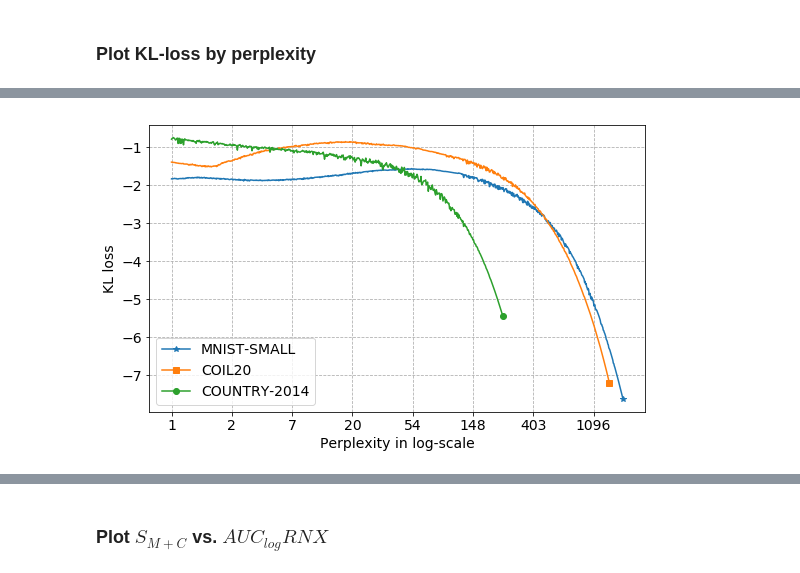
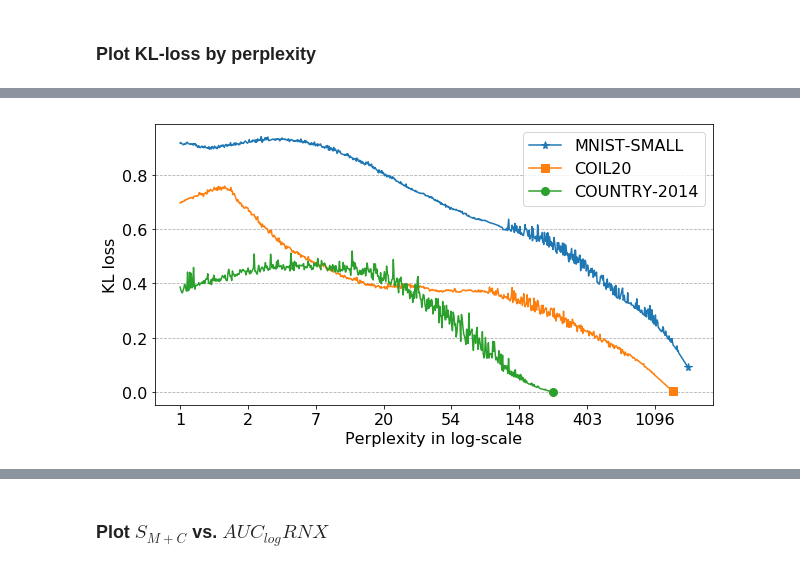
Before and after one commit to vu-minh/tsne_auto_perp_constraints, a Jupyter notebook: Constraint and Metric Score.ipynb, the cells around one changed output, grey strips where cells are left out. Drawn from its saved outputs; the diff is of its cells as text; code cells hidden in the pictures.

Commit message:
Update notebook for plot

```diff
--- a/Constraint and Metric Score.ipynb
+++ b/Constraint and Metric Score.ipynb
@@ -93,36 +93,37 @@ axes[1].legend()
 # %%
 from matplotlib.ticker import FuncFormatter
 
 def log_e_format(x, pos):
     """The two args are the value and tick position.
     Label ticks with the product of the exponentiation"""
     return int(x)
 
 some_dataset_names = [
     'MNIST-SMALL',
     'COIL20',
     'COUNTRY-2014',
 #     'BREAST-CANCER95',
 #     'MPI',
 #     'DIABETES'
 ]
 
-fig, ax = plt.subplots(figsize=(8,5))
+fig, ax = plt.subplots(figsize=(9,5))
 markers = ['*', 's', 'o', '*', 's', 'o']
 for i, dataset_name in enumerate(some_dataset_names):
     perps, dfm, dfc = load_scores(dataset_name, standardized=False)
-    ax.semilogx(perps, dfm.bic, label=dataset_name, basex=np.e, marker=markers[i], markevery=[-1])
+    ax.semilogx(perps, dfm.loss, label=dataset_name, basex=np.e,
+                marker=markers[i], markevery=[-1], markersize=8)
     ax.xaxis.set_major_formatter(FuncFormatter(log_e_format))
     ax.set_xlabel('Perplexity in log-scale')
     ax.set_ylabel('KL loss')
 
-plt.grid(linestyle='--')
+ax.yaxis.grid(linestyle='--')
 plt.legend()
-plt.rcParams.update({'font.size': 14})
+plt.rcParams.update({'font.size': 16})
 plt.tight_layout()
-# plt.savefig('./plots/klloss.pdf')
+plt.savefig('./plots/klloss.pdf')
 # %% [output]
-[figure, old version]
+[figure, new version]
 # %% [markdown]
 ### Visually compare $S_{M+C}, S_{M}, S_{C}$ with the metric scores
 
```
Also changed, not shown: parts of 1 cell of this notebook, 8 other files.
